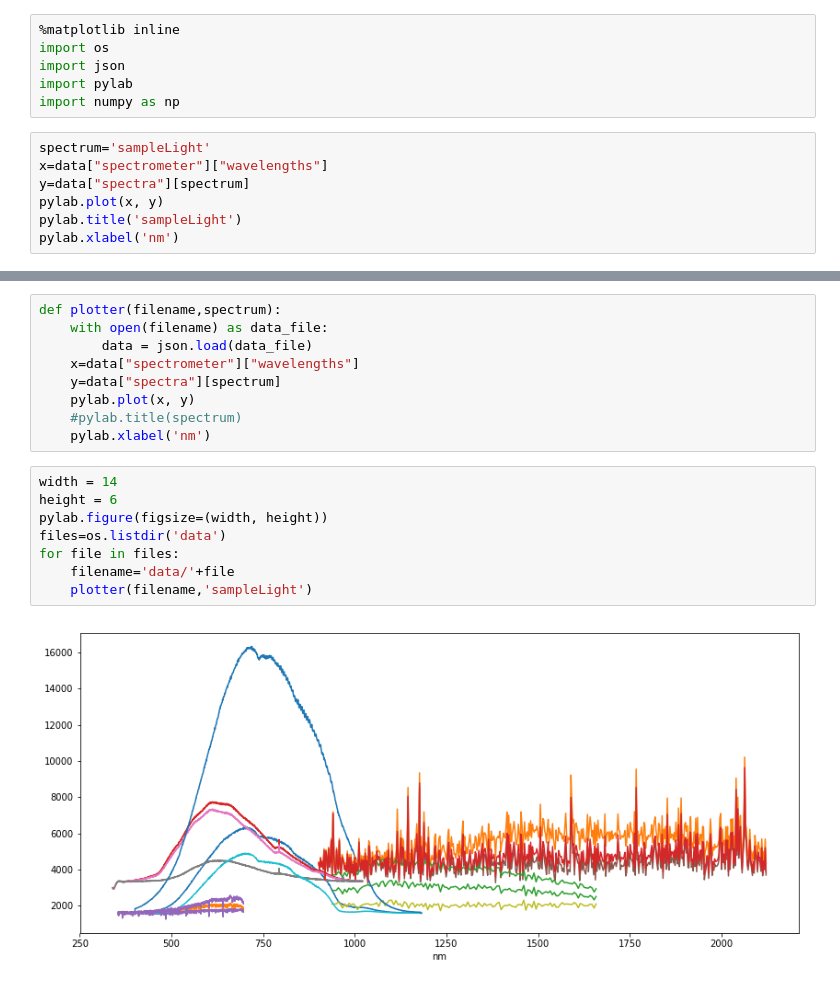
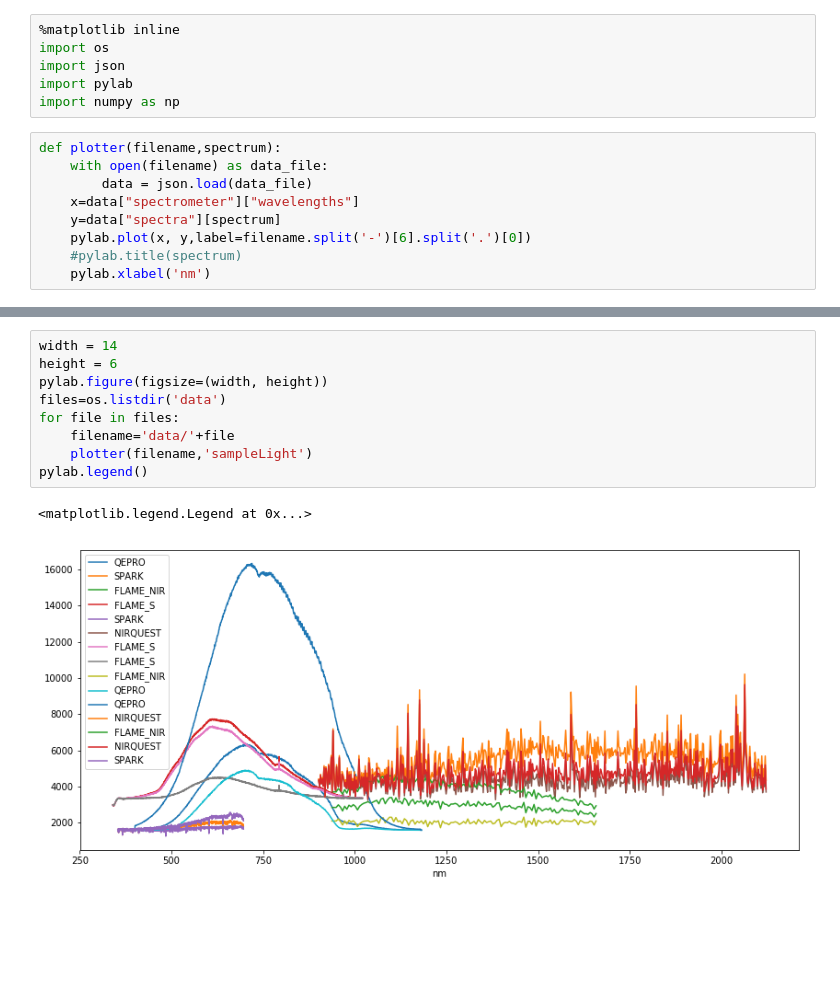
Before and after one commit to dwblair/bullseye-parse, a Jupyter notebook: parser.ipynb, the cells around one changed output, grey strips where cells are left out. Drawn from its saved outputs; the diff is of its cells as text; blank space fills up the shorter version.

```diff
--- a/parser.ipynb
+++ b/parser.ipynb
@@ -5,9 +5,11 @@ import json
 import pylab
 import numpy as np
 # %%
-spectrum='sampleLight'
-x=data["spectrometer"]["wavelengths"]
-y=data["spectra"][spectrum]
-pylab.plot(x, y)
-pylab.title('sampleLight')
-pylab.xlabel('nm')
+def plotter(filename,spectrum):
+    with open(filename) as data_file:
+        data = json.load(data_file)
+    x=data["spectrometer"]["wavelengths"]
+    y=data["spectra"][spectrum]
+    pylab.plot(x, y,label=filename.split('-')[6].split('.')[0])
+    #pylab.title(spectrum)
+    pylab.xlabel('nm')
@@ -17,19 +16,12 @@ pylab.xlabel('nm')
-# %%
-def plotter(filename,spectrum):
-    with open(filename) as data_file:
-        data = json.load(data_file)
-    x=data["spectrometer"]["wavelengths"]
-    y=data["spectra"][spectrum]
-    pylab.plot(x, y)
-    #pylab.title(spectrum)
-    pylab.xlabel('nm')
 # %%
 width = 14
 height = 6
 pylab.figure(figsize=(width, height))
 files=os.listdir('data')
 for file in files:
     filename='data/'+file
     plotter(filename,'sampleLight')
+pylab.legend()
 # %% [output]
+<matplotlib.legend.Legend at 0x...>
-[figure, old version]
+[figure, new version]
```
Also changed, not shown: parts of 1 cell of this notebook.
